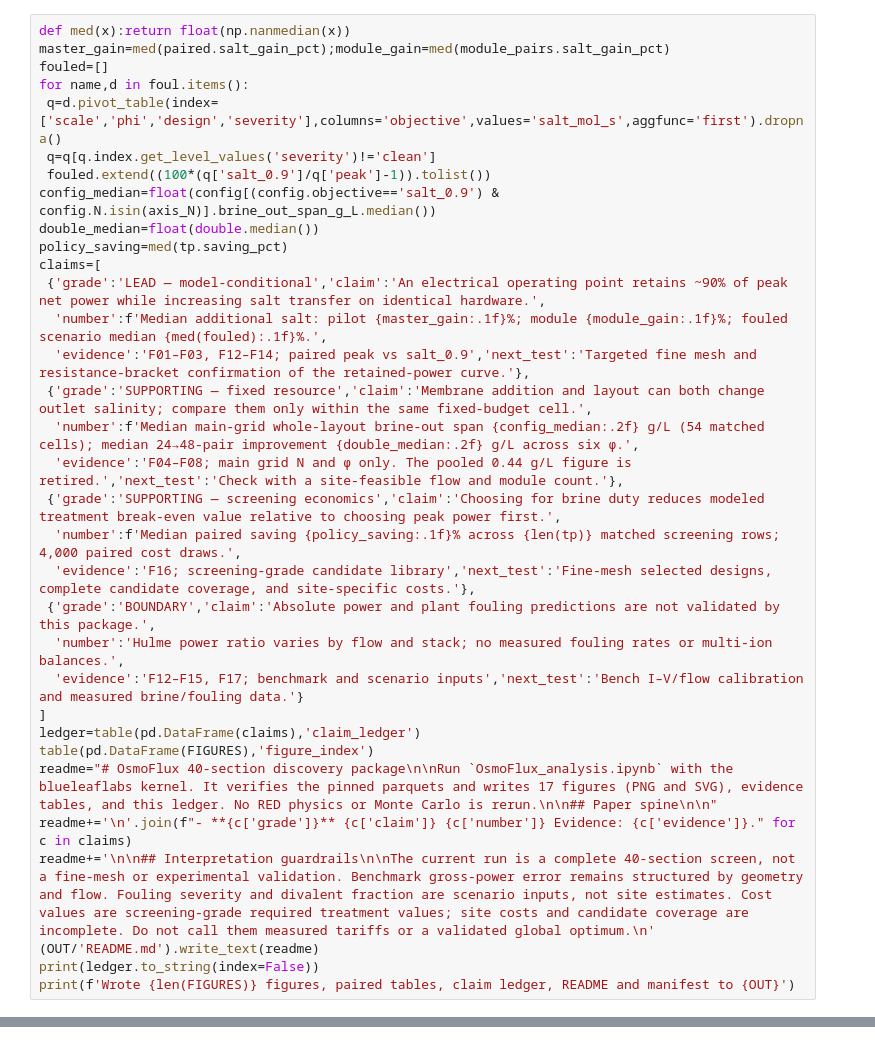
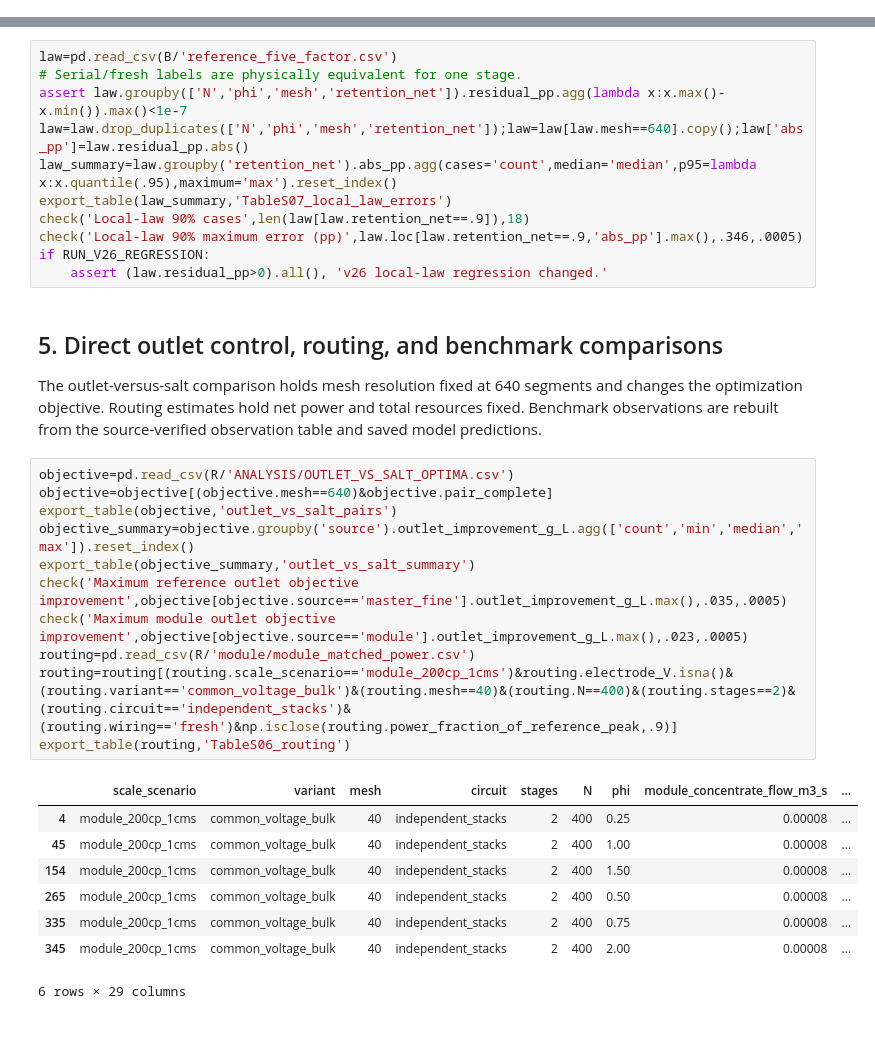
Before and after one commit to blueleaflabs/osmoflux, a Jupyter notebook: OsmoFlux_analysis.ipynb, the cells around one changed output, grey strips where cells are left out. Saved outputs shown, nothing was run; the diff lists cells and outputs as text.

Commit message:
getting ready for the paper submission

```diff
--- a/OsmoFlux_analysis.ipynb
+++ b/OsmoFlux_analysis.ipynb
@@ -421,33 +0,0 @@ The ledger below makes a manuscript decision rather than declaring every figure
-# %%
-def med(x):return float(np.nanmedian(x))
-master_gain=med(paired.salt_gain_pct);module_gain=med(module_pairs.salt_gain_pct)
-fouled=[]
-for name,d in foul.items():
- q=d.pivot_table(index=['scale','phi','design','severity'],columns='objective',values='salt_mol_s',aggfunc='first').dropna()
- q=q[q.index.get_level_values('severity')!='clean']
- fouled.extend((100*(q['salt_0.9']/q['peak']-1)).tolist())
-config_median=float(config[(config.objective=='salt_0.9') & config.N.isin(axis_N)].brine_out_span_g_L.median())
-double_median=float(double.median())
-policy_saving=med(tp.saving_pct)
-claims=[
- {'grade':'LEAD — model-conditional','claim':'An electrical operating point retains ~90% of peak net power while increasing salt transfer on identical hardware.',
-  'number':f'Median additional salt: pilot {master_gain:.1f}%; module {module_gain:.1f}%; fouled scenario median {med(fouled):.1f}%.',
-  'evidence':'F01–F03, F12–F14; paired peak vs salt_0.9','next_test':'Targeted fine mesh and resistance-bracket confirmation of the retained-power curve.'},
- {'grade':'SUPPORTING — fixed resource','claim':'Membrane addition and layout can both change outlet salinity; compare them only within the same fixed-budget cell.',
-  'number':f'Median main-grid whole-layout brine-out span {config_median:.2f} g/L (54 matched cells); median 24→48-pair improvement {double_median:.2f} g/L across six φ.',
-  'evidence':'F04–F08; main grid N and φ only. The pooled 0.44 g/L figure is retired.','next_test':'Check with a site-feasible flow and module count.'},
- {'grade':'SUPPORTING — screening economics','claim':'Choosing for brine duty reduces modeled treatment break-even value relative to choosing peak power first.',
-  'number':f'Median paired saving {policy_saving:.1f}% across {len(tp)} matched screening rows; 4,000 paired cost draws.',
-  'evidence':'F16; screening-grade candidate library','next_test':'Fine-mesh selected designs, complete candidate coverage, and site-specific costs.'},
- {'grade':'BOUNDARY','claim':'Absolute power and plant fouling predictions are not validated by this package.',
-  'number':'Hulme power ratio varies by flow and stack; no measured fouling rates or multi-ion balances.',
-  'evidence':'F12–F15, F17; benchmark and scenario inputs','next_test':'Bench I–V/flow calibration and measured brine/fouling data.'}
-]
-ledger=table(pd.DataFrame(claims),'claim_ledger')
-table(pd.DataFrame(FIGURES),'figure_index')
-readme="# OsmoFlux 40-section discovery package\n\nRun `OsmoFlux_analysis.ipynb` with the blueleaflabs kernel. It verifies the pinned parquets and writes 17 figures (PNG and SVG), evidence tables, and this ledger. No RED physics or Monte Carlo is rerun.\n\n## Paper spine\n\n"
-readme+='\n'.join(f"- **{c['grade']}** {c['claim']} {c['number']} Evidence: {c['evidence']}." for c in claims)
-readme+='\n\n## Interpretation guardrails\n\nThe current run is a complete 40-section screen, not a fine-mesh or experimental validation. Benchmark gross-power error remains structured by geometry and flow. Fouling severity and divalent fraction are scenario inputs, not site estimates. Cost values are screening-grade required treatment values; site costs and candidate coverage are incomplete. Do not call them measured tariffs or a validated global optimum.\n'
-(OUT/'README.md').write_text(readme)
-print(ledger.to_string(index=False))
-print(f'Wrote {len(FIGURES)} figures, paired tables, claim ledger, README and manifest to {OUT}')
@@ -1401,0 +666,35 @@ print('Saved Fig10_benchmark_v23.png and .svg')
+# %%
+law=pd.read_csv(B/'reference_five_factor.csv')
+# Serial/fresh labels are physically equivalent for one stage.
+assert law.groupby(['N','phi','mesh','retention_net']).residual_pp.agg(lambda x:x.max()-x.min()).max()<1e-7
+law=law.drop_duplicates(['N','phi','mesh','retention_net']);law=law[law.mesh==640].copy();law['abs_pp']=law.residual_pp.abs()
+law_summary=law.groupby('retention_net').abs_pp.agg(cases='count',median='median',p95=lambda x:x.quantile(.95),maximum='max').reset_index()
+export_table(law_summary,'TableS07_local_law_errors')
+check('Local-law 90% cases',len(law[law.retention_net==.9]),18)
+check('Local-law 90% maximum error (pp)',law.loc[law.retention_net==.9,'abs_pp'].max(),.346,.0005)
+if RUN_V26_REGRESSION:
+    assert (law.residual_pp>0).all(), 'v26 local-law regression changed.'
+# %% [markdown]
+## 5. Direct outlet control, routing, and benchmark comparisons
+
+The outlet-versus-salt comparison holds mesh resolution fixed at 640 segments and changes the optimization objective. Routing estimates hold net power and total resources fixed. Benchmark observations are rebuilt from the source-verified observation table and saved model predictions.
+# %%
+objective=pd.read_csv(R/'ANALYSIS/OUTLET_VS_SALT_OPTIMA.csv')
+objective=objective[(objective.mesh==640)&objective.pair_complete]
+export_table(objective,'outlet_vs_salt_pairs')
+objective_summary=objective.groupby('source').outlet_improvement_g_L.agg(['count','min','median','max']).reset_index()
+export_table(objective_summary,'outlet_vs_salt_summary')
+check('Maximum reference outlet objective improvement',objective[objective.source=='master_fine'].outlet_improvement_g_L.max(),.035,.0005)
+check('Maximum module outlet objective improvement',objective[objective.source=='module'].outlet_improvement_g_L.max(),.023,.0005)
+routing=pd.read_csv(R/'module/module_matched_power.csv')
+routing=routing[(routing.scale_scenario=='module_200cp_1cms')&routing.electrode_V.isna()&(routing.variant=='common_voltage_bulk')&(routing.mesh==40)&(routing.N==400)&(routing.stages==2)&(routing.circuit=='independent_stacks')&(routing.wiring=='fresh')&np.isclose(routing.power_fraction_of_reference_peak,.9)]
+export_table(routing,'TableS06_routing')
+# %% [output]
+|  | scale_scenario | variant | mesh | circuit | stages | N | phi | module_concentrate_flow_m3_s | ... |
+| 4 | module_200cp_1cms | common_voltage_bulk | 40 | independent_stacks | 2 | 400 | 0.25 | 0.00008 | ... |
+| 45 | module_200cp_1cms | common_voltage_bulk | 40 | independent_stacks | 2 | 400 | 1.00 | 0.00008 | ... |
+| 154 | module_200cp_1cms | common_voltage_bulk | 40 | independent_stacks | 2 | 400 | 1.50 | 0.00008 | ... |
+| 265 | module_200cp_1cms | common_voltage_bulk | 40 | independent_stacks | 2 | 400 | 0.50 | 0.00008 | ... |
+| 335 | module_200cp_1cms | common_voltage_bulk | 40 | independent_stacks | 2 | 400 | 0.75 | 0.00008 | ... |
+| 345 | module_200cp_1cms | common_voltage_bulk | 40 | independent_stacks | 2 | 400 | 2.00 | 0.00008 | ... |
+6 rows × 29 columns
```
Also changed, not shown: parts of 79 cells of this notebook, 6 other files.
